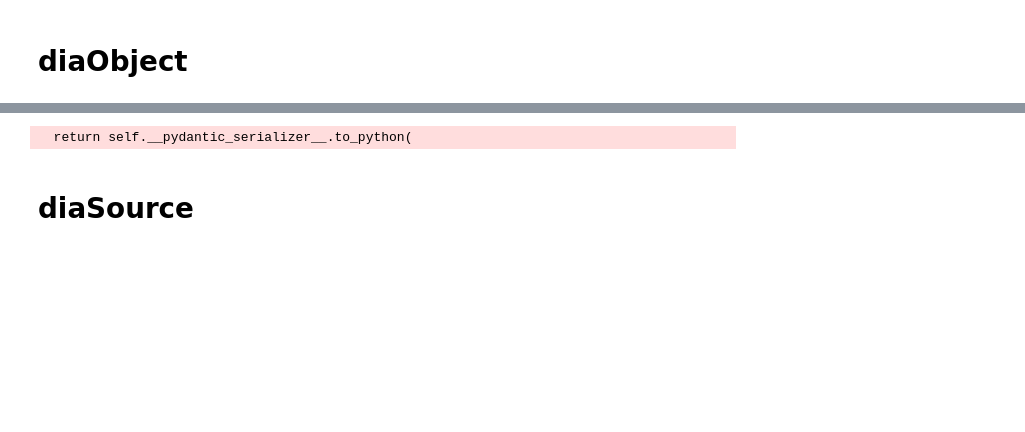
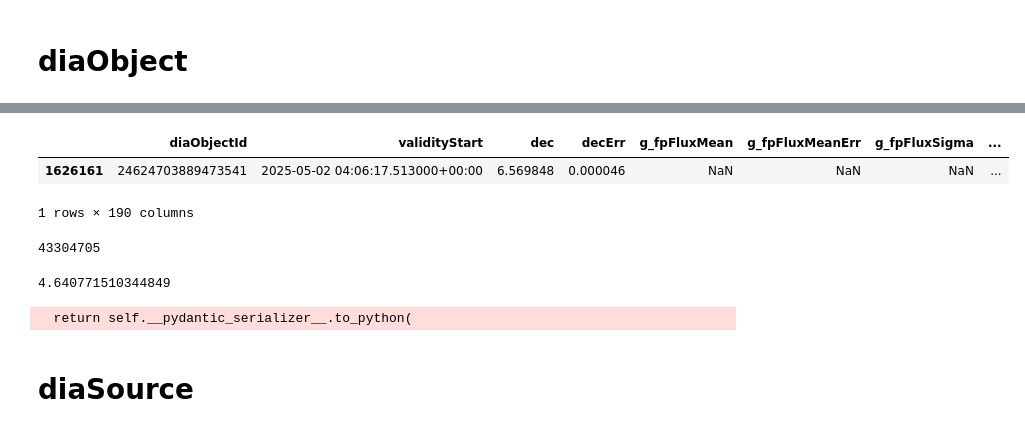
Before and after one commit to lsst-sitcom/linccf, a Jupyter notebook: internal/stability/PPDB_HATS.ipynb, the cells around one changed output, grey strips where cells are left out. Saved outputs shown, nothing was run; the diff lists cells and outputs as text; code cells hidden in the pictures; blank space fills up the shorter version.

```diff
--- a/internal/stability/PPDB_HATS.ipynb
+++ b/internal/stability/PPDB_HATS.ipynb
@@ -61,0 +59,12 @@ DiaObject DataFrame shape: (43304705, 190)
+# %%
+import numpy as np
+diaObjectId, count_diaObjectId = np.unique(diaobject_df['diaObjectId'],return_counts=True)
+# %%
+test_df = diaobject_df[diaobject_df['diaObjectId'] == diaObjectId[1]]
+# %%
+latest_df = test_df.sort_values('validityStart').groupby('diaObjectId', as_index=False).tail(1)
+latest_df
+# %% [output]
+|  | diaObjectId | validityStart | dec | decErr | g_fpFluxMean | g_fpFluxMeanErr | g_fpFluxSigma | ... |
+| 1626161 | 24624703889473541 | 2025-05-02 04:06:17.513000+00:00 | 6.569848 | 0.000046 | NaN | NaN | NaN | ... |
+1 rows × 190 columns
@@ -61,0 +82,8 @@ DiaObject DataFrame shape: (43304705, 190)
+# %%
+len(diaobject_df)
+# %% [output]
+43304705
+# %%
+len(diaobject_df)/ len(latest_per_object)
+# %% [output]
+4.640771510344849
```
Also changed, not shown: parts of 11 cells of this notebook, 2 other files.
